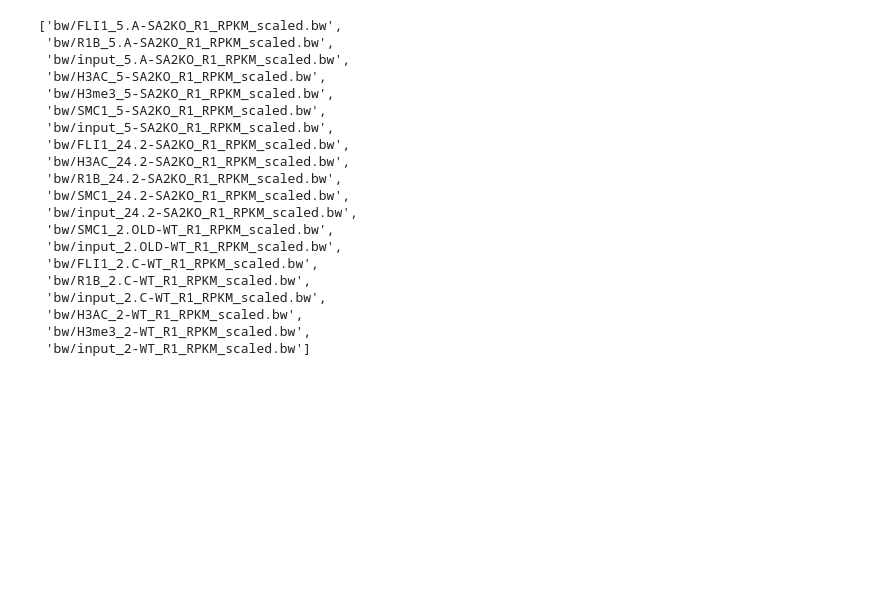
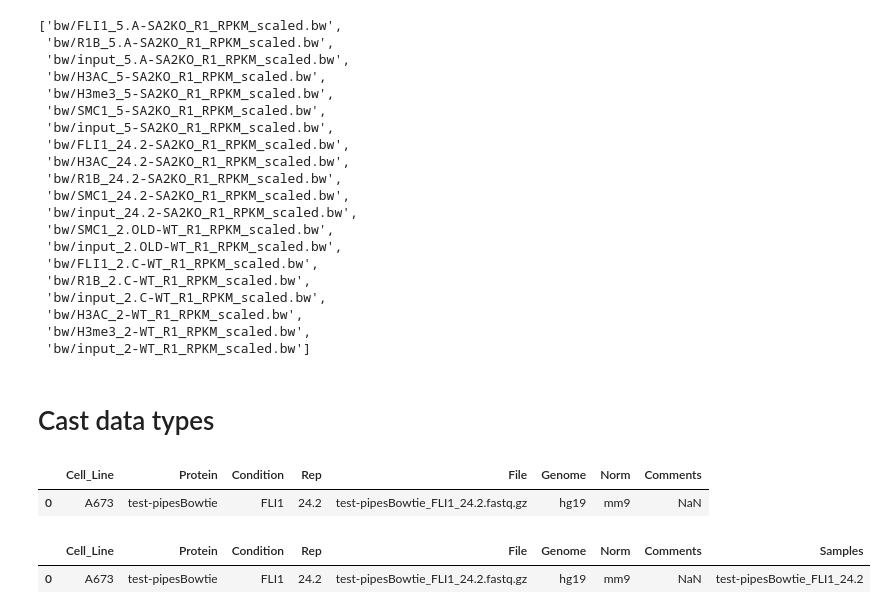
Before and after one commit to aqvd/snakemake_workflows, a Jupyter notebook: Chip-Seq/notebooks/metadata_creation.ipynb, the cells around one changed output. Saved outputs shown, nothing was run; the diff lists cells and outputs as text; code cells hidden in the pictures; blank space fills up the shorter version.

Commit message:
cast to str

```diff
--- a/Chip-Seq/notebooks/metadata_creation.ipynb
+++ b/Chip-Seq/notebooks/metadata_creation.ipynb
@@ -711,3 +711,20 @@ expand("bw/{sample}_RPKM_scaled.bw",
  'bw/H3AC_2-WT_R1_RPKM_scaled.bw',
  'bw/H3me3_2-WT_R1_RPKM_scaled.bw',
  'bw/input_2-WT_R1_RPKM_scaled.bw']
+# %% [markdown]
+# Cast data types
+# %%
+data = pd.read_csv("../config/test_table.tsv",sep="\t")
+data[["Protein","Condition","Rep"]] = data[["Protein","Condition","Rep"]].astype(str)
+# %%
+data
+# %% [output]
+|  | Cell_Line | Protein | Condition | Rep | File | Genome | Norm | Comments |
+| 0 | A673 | test-pipesBowtie | FLI1 | 24.2 | test-pipesBowtie_FLI1_24.2.fastq.gz | hg19 | mm9 | NaN |
+# %%
+data["Samples"] = data.Protein +"_"+ data.Condition +"_"+ data.Rep
+# %%
+data
+# %% [output]
+|  | Cell_Line | Protein | Condition | Rep | File | Genome | Norm | Comments | Samples |
+| 0 | A673 | test-pipesBowtie | FLI1 | 24.2 | test-pipesBowtie_FLI1_24.2.fastq.gz | hg19 | mm9 | NaN | test-pipesBowtie_FLI1_24.2 |
```
Also changed, not shown: 1 other file.
